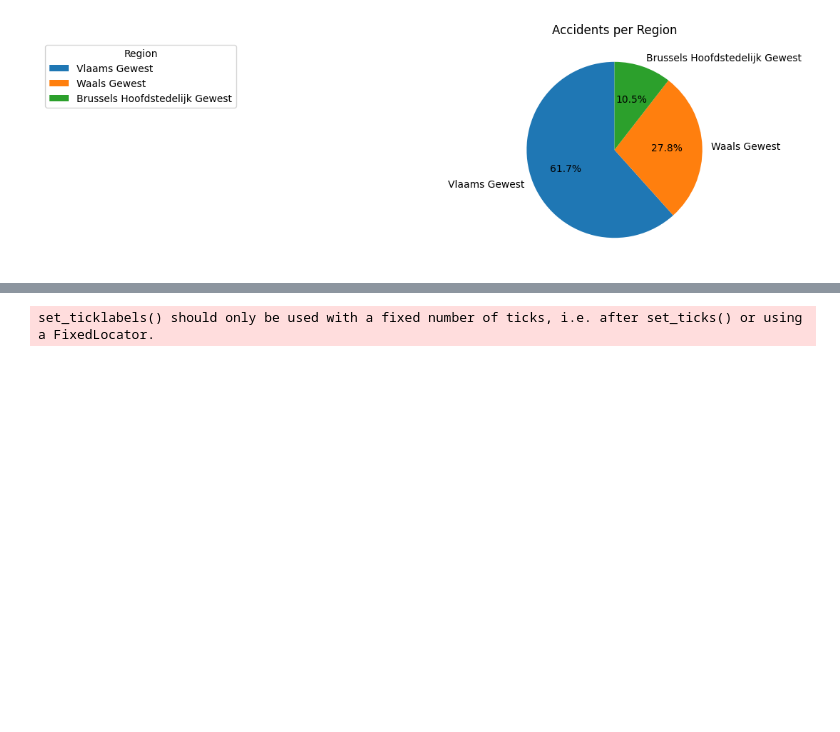
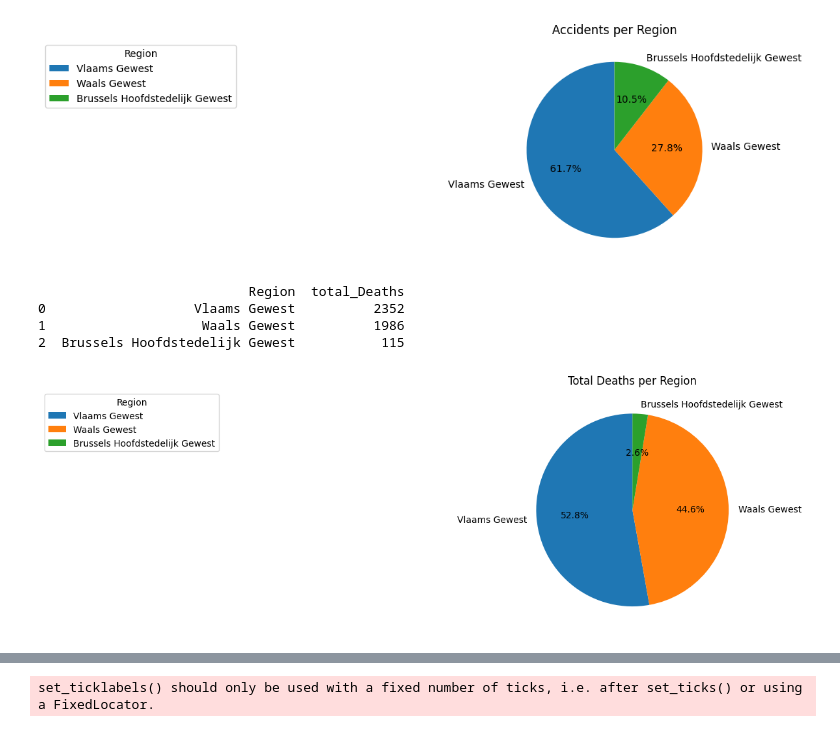
Before and after one commit to bhusalgokarna/Modular_Base_Coding, a Jupyter notebook: Visualization.ipynb, the cells around one changed output, grey strips where cells are left out. Saved outputs shown, nothing was run; the diff lists cells and outputs as text; code cells hidden in the pictures; blank space fills up the shorter version.

Commit message:
visual_added

```diff
--- a/Visualization.ipynb
+++ b/Visualization.ipynb
@@ -99,12 +100,28 @@ fig.show()
 # %%
 # Grouping accidents per region and month
 accidents_per_region = df.groupby(['Month', 'Region'])[['Accident']].sum()
 accidents_per_region = accidents_per_region.reset_index()
 accidents_per_region['Month'] = pd.to_datetime(accidents_per_region['Month'], format='%m').dt.month_name().str.slice(stop=3)
 fig=px.line(accidents_per_region, x='Month', y='Accident', title='Accidents per Region by Month', color='Region',
         labels={'Month':'Month', 'Accident':'Number of Accidents', 'Region':'Region'},line_group='Region',markers=True)
 fig.write_html('Accidents_per_Region_by_Month.html')
 fig.show()
+
+# Total deaths per region
+total_deaths_per_region = df.groupby('Region')[['total_Deaths']].sum()
+total_deaths_per_region = total_deaths_per_region.sort_values(by='total_Deaths',ascending=False).reset_index()
+print(total_deaths_per_region)
+plt.pie(total_deaths_per_region['total_Deaths'], labels=total_deaths_per_region['Region'], autopct='%1.1f%%', startangle=90)
+plt.title('Total Deaths per Region')
+# set legent outside the plot
+plt.legend(title='Region',loc='upper right',bbox_to_anchor=(-1.2, 1))
+plt.show()
+# %% [output]
+                           Region  total_Deaths
+0                   Vlaams Gewest          2352
+1                    Waals Gewest          1986
+2  Brussels Hoofdstedelijk Gewest           115
+[figure, added]
 # %%
 # lets move one step deeper to do analysis by province
 fig,ax=plt.subplots(figsize=(15,4))
```
Also changed, not shown: parts of 6 cells of this notebook, 6 other files.
